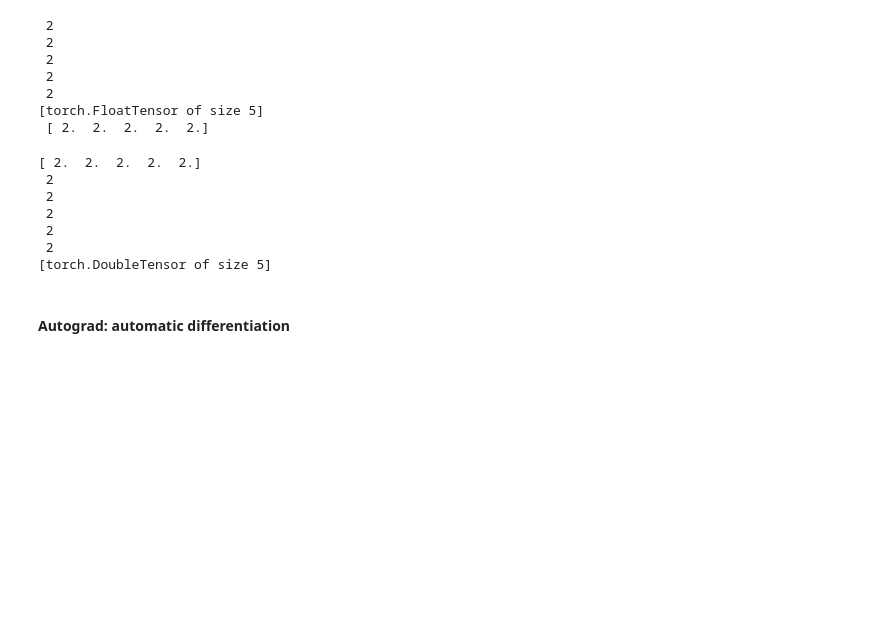
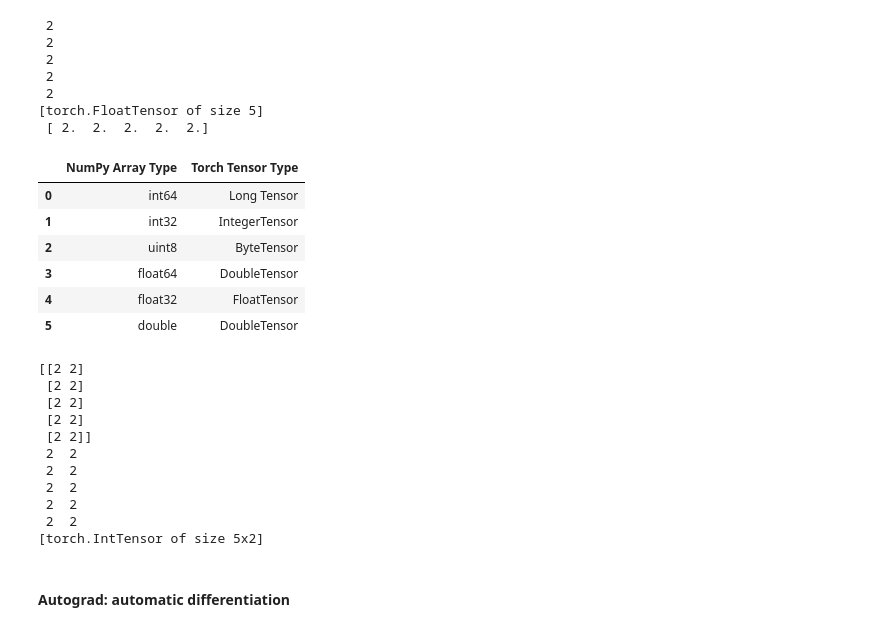
Before and after one commit to Oracle1983/Ai6-Challenge-2018, a Jupyter notebook: ML Mastery with Python_Compilations.ipynb, the cells around one changed output. Cells and saved outputs as stored; diff of their text form; code cells hidden in the pictures; blank space fills up the shorter version.

```diff
--- a/ML Mastery with Python_Compilations.ipynb
+++ b/ML Mastery with Python_Compilations.ipynb
@@ -850,20 +902,38 @@ print(a,b)
  2
 [torch.FloatTensor of size 5]
  [ 2.  2.  2.  2.  2.]
+# %%
+# Convertable dtypes
+df = pd.DataFrame({'NumPy Array Type': ['int64', 'int32', 'uint8', 'float64', 'float32', 'double'],
+                   'Torch Tensor Type': ['Long Tensor', 'IntegerTensor', 'ByteTensor', 'DoubleTensor', 'FloatTensor', 'DoubleTensor']
+                  })
+df
+# %% [output]
+|  | NumPy Array Type | Torch Tensor Type |
+| 0 | int64 | Long Tensor |
+| 1 | int32 | IntegerTensor |
+| 2 | uint8 | ByteTensor |
+| 3 | float64 | DoubleTensor |
+| 4 | float32 | FloatTensor |
+| 5 | double | DoubleTensor |
 # %%
 # Converting Numpy Array to Torch Tensor
-a = np.ones(5)
+a = np.ones((5,2), dtype=np.int32)
 b = torch.from_numpy(a)
 np.add(a, 1, out=a)
 print(a,b)
 # %% [output]
-[ 2.  2.  2.  2.  2.]
- 2
- 2
- 2
- 2
- 2
-[torch.DoubleTensor of size 5]
+[[2 2]
+ [2 2]
+ [2 2]
+ [2 2]
+ [2 2]]
+ 2  2
+ 2  2
+ 2  2
+ 2  2
+ 2  2
+[torch.IntTensor of size 5x2]
 # %% [markdown]
 #### Autograd: automatic differentiation
 # %%
```
Also changed, not shown: parts of 8 cells of this notebook.
